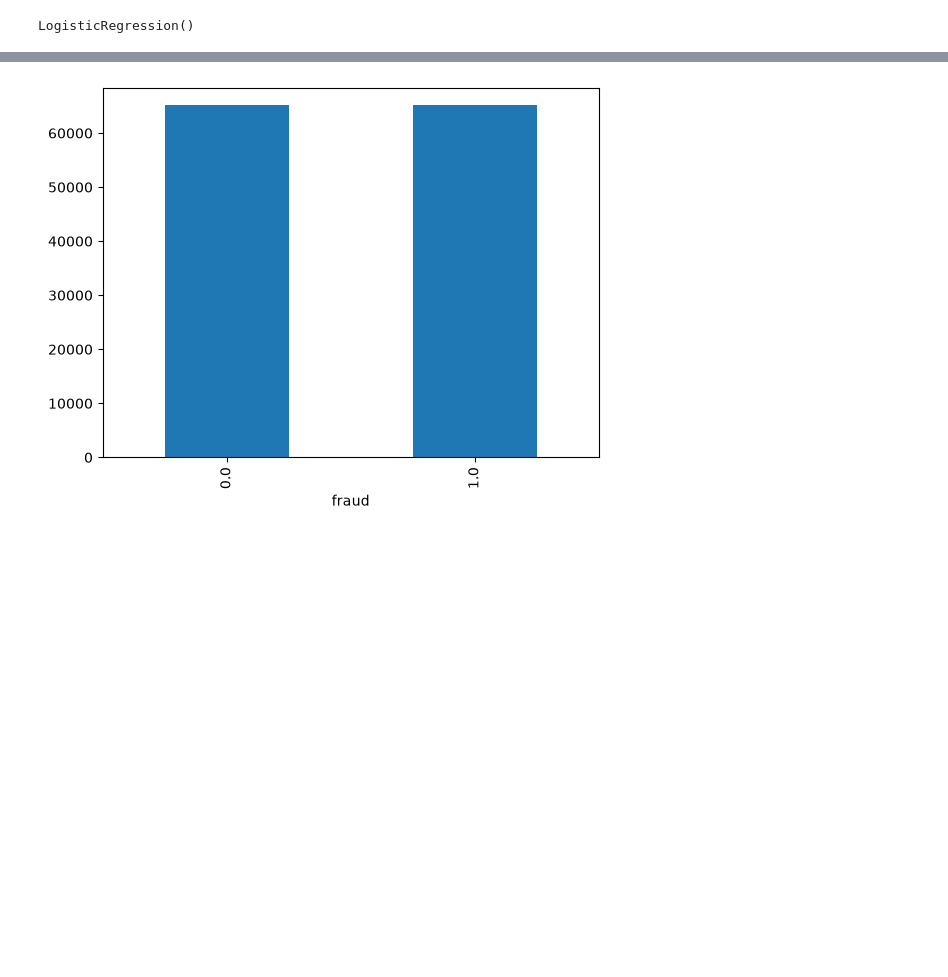
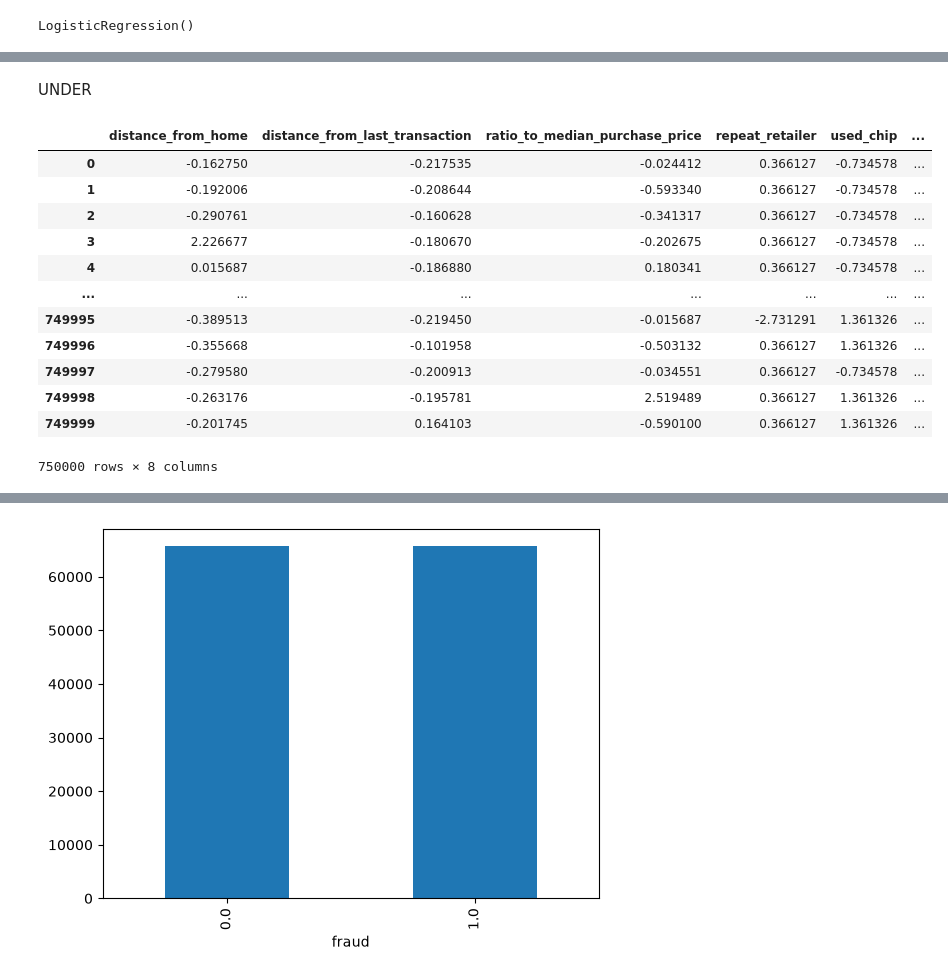
Before and after one commit to data-bootcamp-v4/lab-imbalanced, a Jupyter notebook: lab-imbalanced.ipynb, the cells around one changed output, grey strips where cells are left out. Drawn from its saved outputs; the diff is of its cells as text; code cells hidden in the pictures; blank space fills up the shorter version.

```diff
--- a/lab-imbalanced.ipynb
+++ b/lab-imbalanced.ipynb
@@ -123,3 +172,21 @@ no_fraud = train[train["fraud"] == 0]
+# %% [markdown]
+UNDER
+# %%
+train
+# %% [output]
+|  | distance_from_home | distance_from_last_transaction | ratio_to_median_purchase_price | repeat_retailer | used_chip | ... |
+| 0 | -0.162750 | -0.217535 | -0.024412 | 0.366127 | -0.734578 | ... |
+| 1 | -0.192006 | -0.208644 | -0.593340 | 0.366127 | -0.734578 | ... |
+| 2 | -0.290761 | -0.160628 | -0.341317 | 0.366127 | -0.734578 | ... |
+| 3 | 2.226677 | -0.180670 | -0.202675 | 0.366127 | -0.734578 | ... |
+| 4 | 0.015687 | -0.186880 | 0.180341 | 0.366127 | -0.734578 | ... |
+| ... | ... | ... | ... | ... | ... | ... |
+| 749995 | -0.389513 | -0.219450 | -0.015687 | -2.731291 | 1.361326 | ... |
+| 749996 | -0.355668 | -0.101958 | -0.503132 | 0.366127 | 1.361326 | ... |
+| 749997 | -0.279580 | -0.200913 | -0.034551 | 0.366127 | -0.734578 | ... |
+| 749998 | -0.263176 | -0.195781 | 2.519489 | 0.366127 | 1.361326 | ... |
+| 749999 | -0.201745 | 0.164103 | -0.590100 | 0.366127 | 1.361326 | ... |
+750000 rows × 8 columns
 # %%
 no_fraud_undersampled = resample(no_fraud,
                                     replace=False,
```
Also changed, not shown: parts of 17 cells of this notebook.
